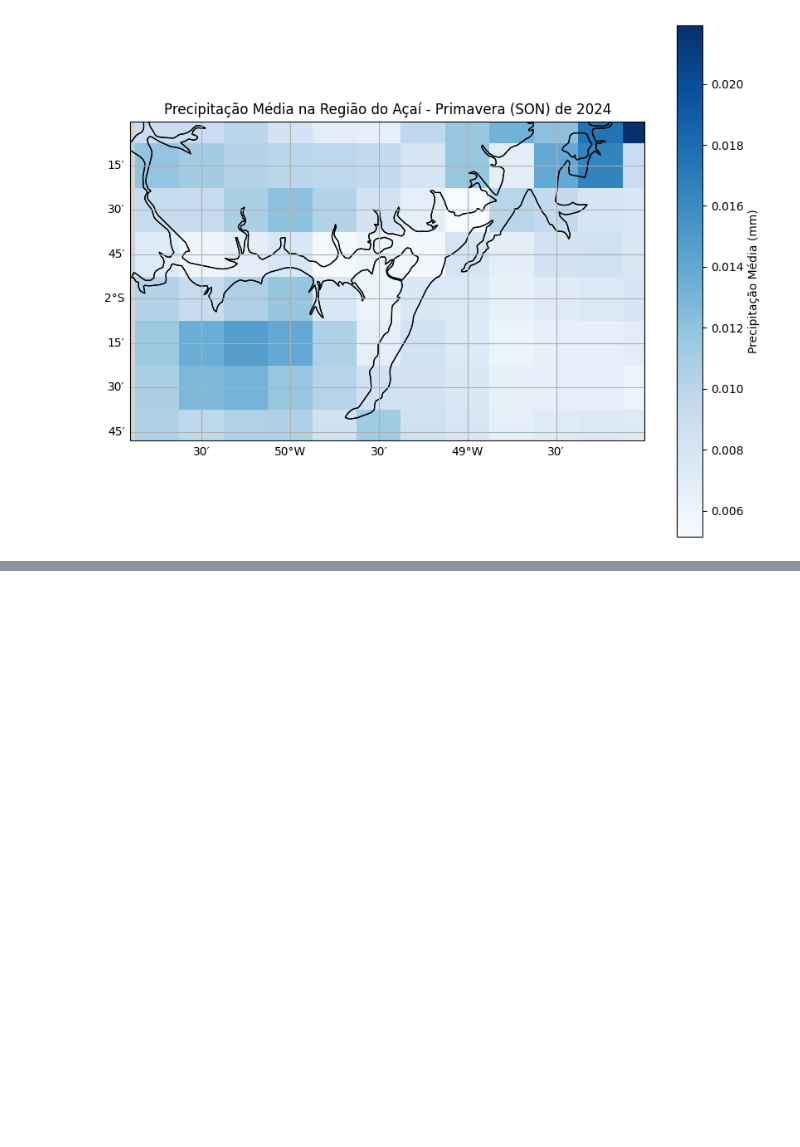
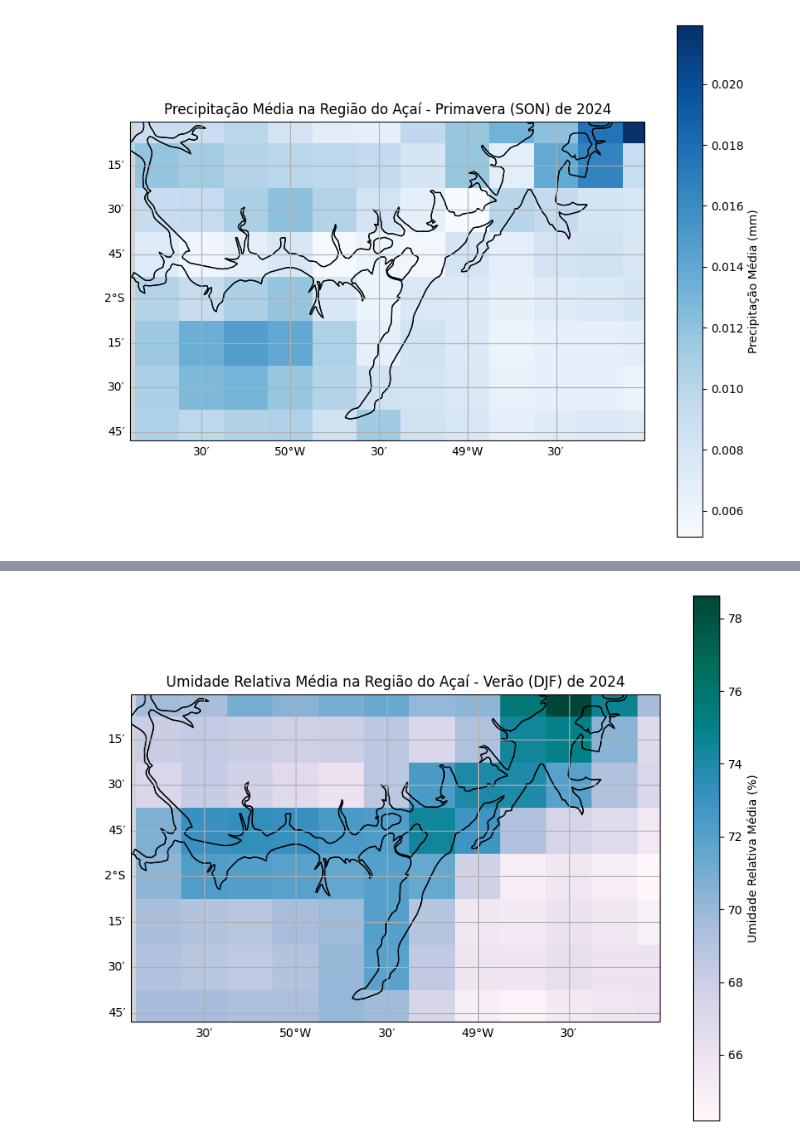
Before and after one commit to josidimufrj/geo_modelagem, a Jupyter notebook: Parte1_Cartopy__opernicus.ipynb, the cells around one changed output, grey strips where cells are left out. Cells and saved outputs as stored; diff of their text form; code cells hidden in the pictures; blank space fills up the shorter version.

```diff
--- a/Parte1_Cartopy__opernicus.ipynb
+++ b/Parte1_Cartopy__opernicus.ipynb
@@ -319,0 +450,80 @@ for season_name, months in seasons.items():
+# %%
+import matplotlib.pyplot as plt
+import cartopy.feature as cfeature
+import cartopy.crs as ccrs
+import xarray as xr
+import numpy as np
+
+# Define seasons with their corresponding months (Brazilian seasons)
+seasons = {
+    "Verão (DJF)": [12, 1, 2],    # December, January, February
+    "Outono (MAM)": [3, 4, 5],     # March, April, May
+    "Inverno (JJA)": [6, 7, 8],     # June, July, August
+    "Primavera (SON)": [9, 10, 11]  # September, October, November
+}
+
+# Define the extent for the maps based on the data request area
+map_extent = [-50.9, -48, -2.8, -1] # This matches the 'area' requested in cdsapi
+
+for season_name, months in seasons.items():
+    # Filter data for the current season
+    seasonal_df = df2.sel(valid_time=df2['valid_time'].dt.month.isin(months))
+
+    # Get 2m temperature and 2m dewpoint temperature in Kelvin
+    t2m_kelvin = seasonal_df['t2m']
+    d2m_kelvin = seasonal_df['d2m']
+
+    # Convert to Celsius for the humidity calculation formula
+    t2m_celsius = t2m_kelvin - 273.15
+    d2m_celsius = d2m_kelvin - 273.15
+
+    # Calculate saturation vapor pressure (es) and actual vapor pressure (e)
+    # using the Magnus-Tetens formula (approximation)
+    e_actual = 6.1078 * np.exp((17.27 * d2m_celsius) / (d2m_celsius + 237.3))
+    e_saturation = 6.1078 * np.exp((17.27 * t2m_celsius) / (t2m_celsius + 237.3))
+
+    # Calculate relative humidity (%)
+    # Ensure to handle potential division by zero or very small es values
+    # Also, clamp RH between 0 and 100 for realistic physical values
+    relative_humidity = (e_actual / e_saturation) * 100
+    relative_humidity = relative_humidity.where(e_saturation != 0, other=0) # Handle division by zero
+    relative_humidity = relative_humidity.clip(0, 100) # Clamp values between 0 and 100%
+
+    # Calculate the mean relative humidity for the season
+    mean_seasonal_relative_humidity = relative_humidity.mean(dim='valid_time')
+
+    # Create the plot
+    fig = plt.figure(figsize=(10, 8))
+    ax = fig.add_subplot(1, 1, 1, projection=ccrs.PlateCarree())
+
+    # Set map extent
+    ax.set_extent(map_extent, crs=ccrs.PlateCarree())
+
+    # Add geographical features
+    ax.add_feature(cfeature.LAND, facecolor="lightgray")
+    ax.add_feature(cfeature.OCEAN, facecolor="lightblue")
+    ax.coastlines(resolution='10m', linewidth=0.8)
+    ax.add_feature(cfeature.BORDERS, linestyle='-', edgecolor='black', linewidth=0.5)
+    ax.add_feature(cfeature.STATES, linestyle='-', edgecolor='black', linewidth=1.0)
+
+    # Plot relative humidity data
+    mean_seasonal_relative_humidity.plot.pcolormesh(
+        ax=ax,
+        x='longitude',
+        y='latitude',
+        cmap='PuBuGn', # 'PuBuGn' colormap is good for humidity, darker = higher humidity
+        cbar_kwargs={'label': 'Umidade Relativa Média (%)'},
+        transform=ccrs.PlateCarree()
+    )
+
+    # Add gridlines with labels
+    gl = ax.gridlines(draw_labels=True, dms=True, x_inline=False, y_inline=False)
+    gl.top_labels = False
+    gl.right_labels = False
+
+    # Add title
+    plt.title(f'Umidade Relativa Média na Região do Açaí - {season_name} de 2024')
+
+    plt.show()
+# %% [output]
+[figure, added]
```
Also changed, not shown: parts of 10 cells of this notebook.
